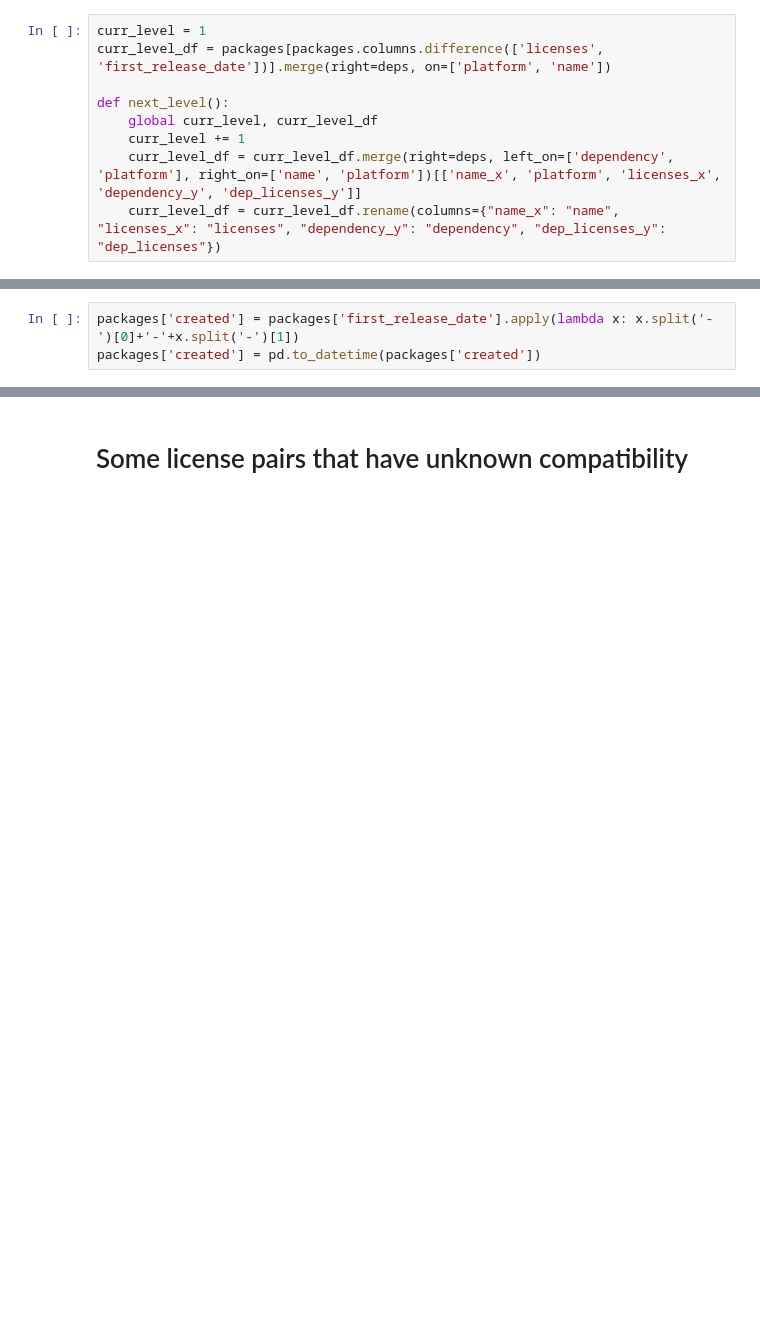
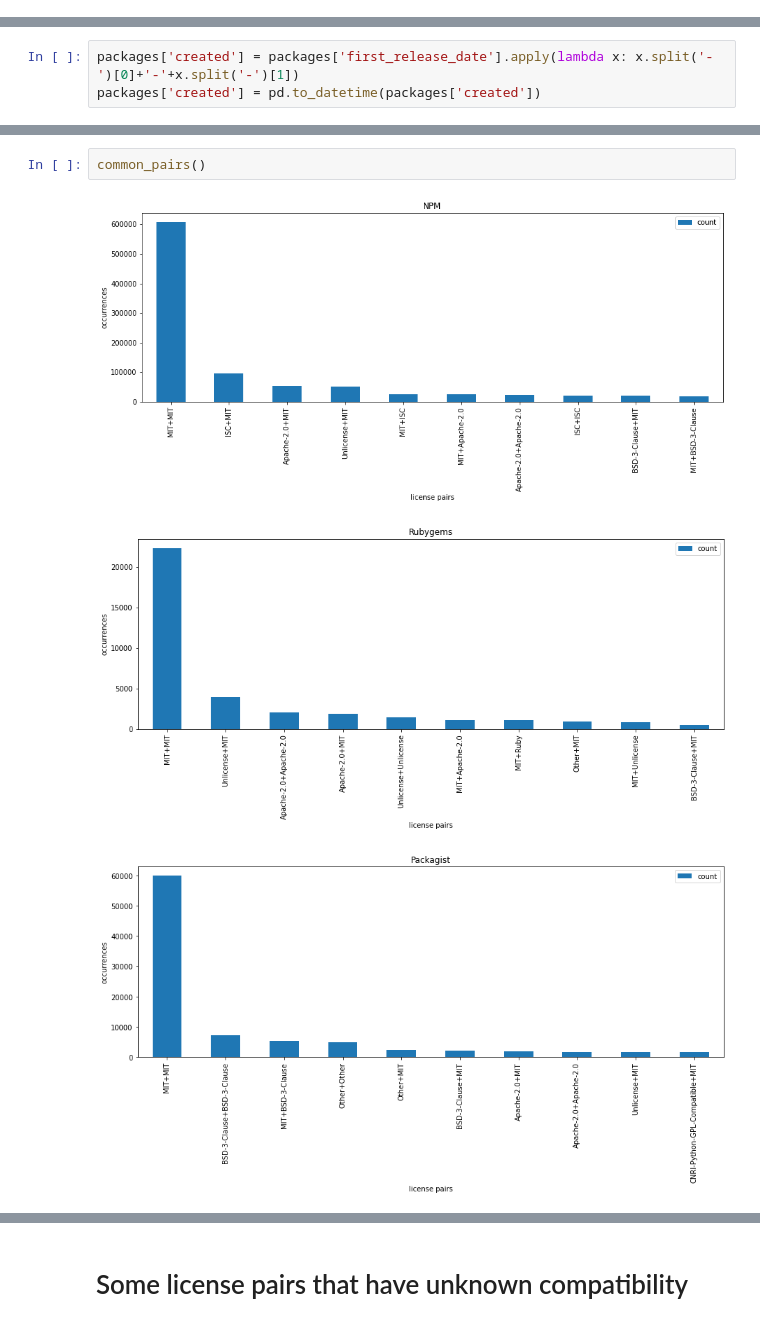
Before and after one commit to IlyasMakari/license-research, a Jupyter notebook: License exploration.ipynb, the cells around one changed output, grey strips where cells are left out. Drawn from its saved outputs; the diff is of its cells as text; blank space fills up the shorter version.

```diff
--- a/License exploration.ipynb
+++ b/License exploration.ipynb
@@ -75,9 +88,0 @@ packages_with_deps.sample()
-# %%
-curr_level = 1
-curr_level_df = packages[packages.columns.difference(['licenses', 'first_release_date'])].merge(right=deps, on=['platform', 'name'])
-
-def next_level():
-    global curr_level, curr_level_df
-    curr_level += 1
-    curr_level_df = curr_level_df.merge(right=deps, left_on=['dependency', 'platform'], right_on=['name', 'platform'])[['name_x', 'platform', 'licenses_x', 'dependency_y', 'dep_licenses_y']]
-    curr_level_df = curr_level_df.rename(columns={"name_x": "name", "licenses_x": "licenses", "dependency_y": "dependency", "dep_licenses_y": "dep_licenses"})
@@ -308 +313,7 @@ for platform in platforms:
+# %%
+common_pairs()
+# %% [output]
+[figure, added]
+[figure, added]
+[figure, added]
 # %% [markdown]
```
Also changed, not shown: parts of 61 cells of this notebook, 3 other files.
